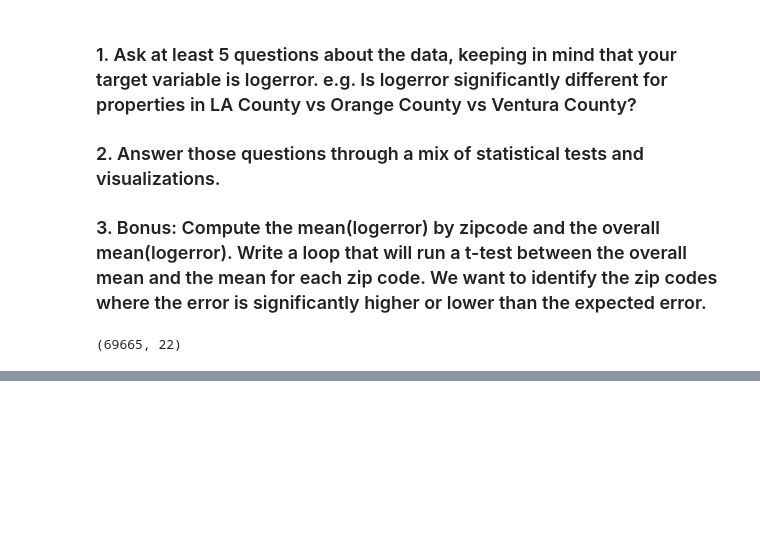
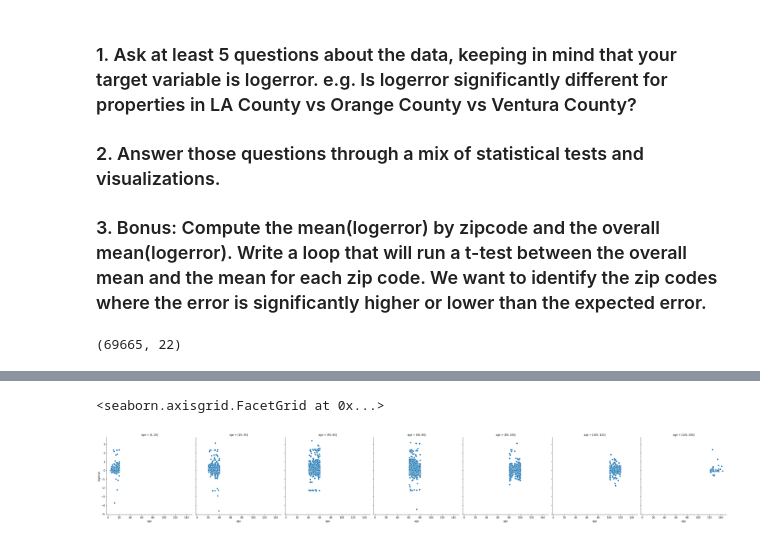
Before and after one commit to brianclements03/clustering, a Jupyter notebook: explore_zillow.ipynb, the cells around one changed output, grey strips where cells are left out. Drawn from its saved outputs; the diff is of its cells as text; code cells hidden in the pictures; blank space fills up the shorter version.

```diff
--- a/explore_zillow.ipynb
+++ b/explore_zillow.ipynb
@@ -121,0 +164,10 @@ Name: county, dtype: int64
+# %%
+sns.relplot(
+    data=df,
+    y='logerror',
+    x='age',
+    col=pd.cut(df.age, bins=[0, 20, 40, 60,80,100,120,200]),
+)
+# %% [output]
+<seaborn.axisgrid.FacetGrid at 0x...>
+[figure, added]
```
Also changed, not shown: parts of 22 cells of this notebook, 1 other file.
